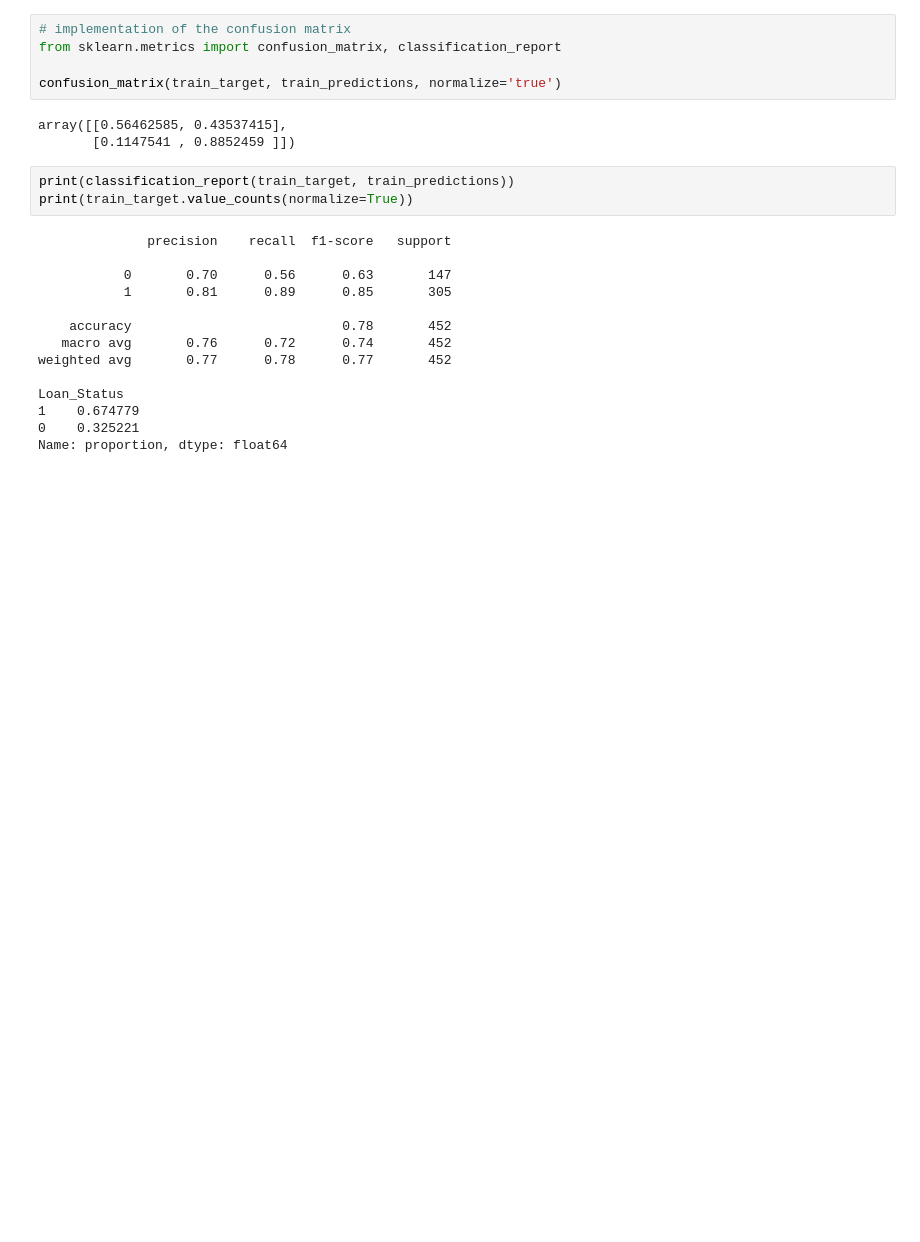
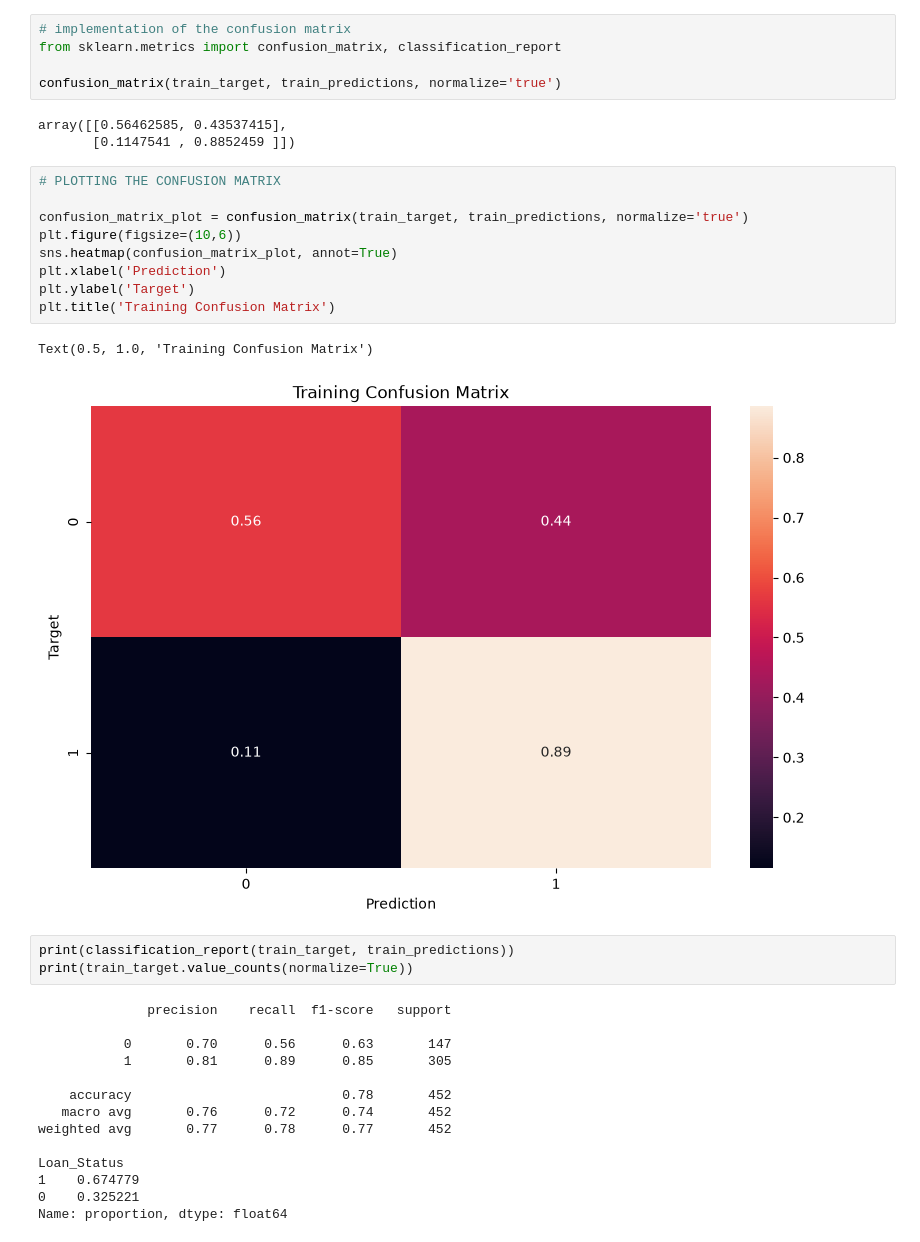
Before and after one commit to popsy-jeff/MACHINE-LEARNING-LOGISTIC-REGRESSION, a Jupyter notebook: Loan_Prediction_LogisticRegression_Model.ipynb, the cells around one changed output. Drawn from its saved outputs; the diff is of its cells as text; blank space fills up the shorter version.

Commit message:
Plotting the confusion matrix on a heatmap

```diff
--- a/Loan_Prediction_LogisticRegression_Model.ipynb
+++ b/Loan_Prediction_LogisticRegression_Model.ipynb
@@ -411,6 +411,18 @@ confusion_matrix(train_target, train_predictions, normalize='true')
 # %% [output]
 array([[0.56462585, 0.43537415],
        [0.1147541 , 0.8852459 ]])
+# %%
+# PLOTTING THE CONFUSION MATRIX
+
+confusion_matrix_plot = confusion_matrix(train_target, train_predictions, normalize='true')
+plt.figure(figsize=(10,6))
+sns.heatmap(confusion_matrix_plot, annot=True)
+plt.xlabel('Prediction')
+plt.ylabel('Target')
+plt.title('Training Confusion Matrix')
+# %% [output]
+Text(0.5, 1.0, 'Training Confusion Matrix')
+[figure, added]
 # %%
 print(classification_report(train_target, train_predictions))
 print(train_target.value_counts(normalize=True))
```
